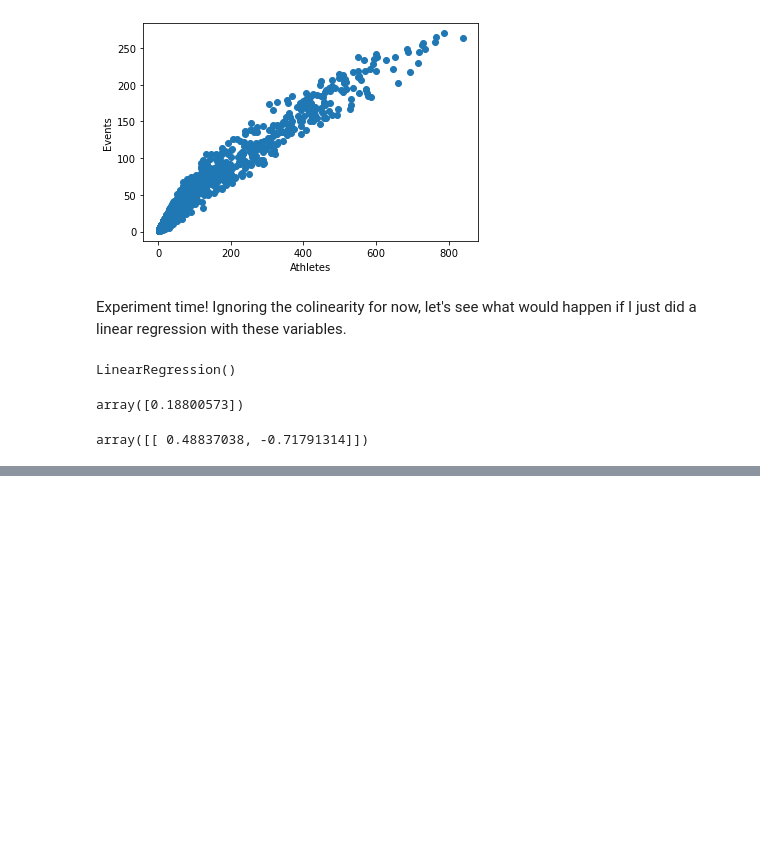
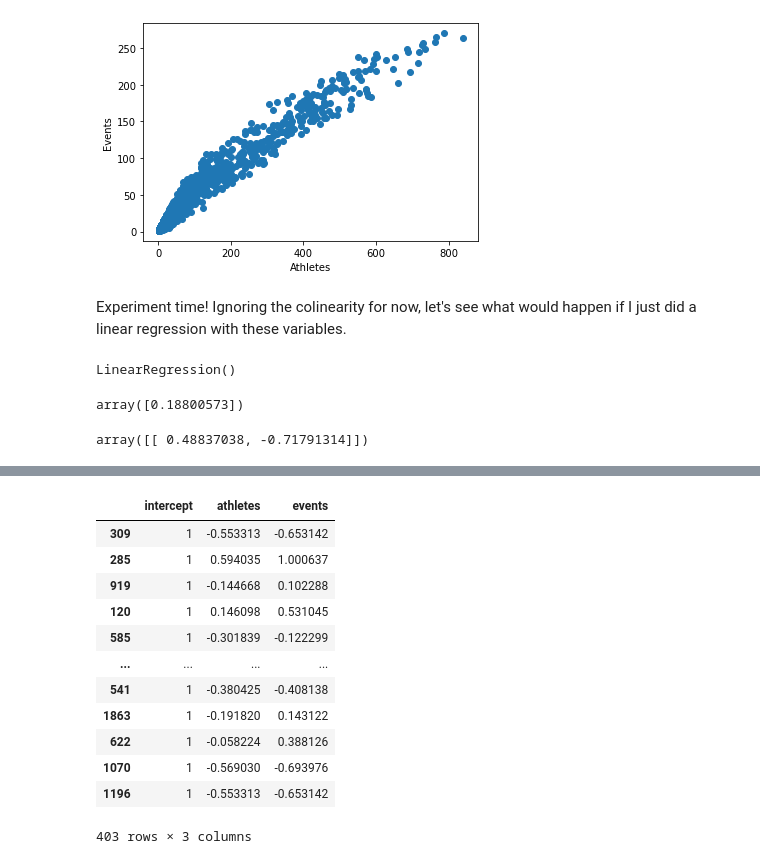
Before and after one commit to kwolf3/Experiments, a Jupyter notebook: Ridge Regression from Scratch.ipynb, the cells around one changed output, grey strips where cells are left out. Saved outputs shown, nothing was run; the diff lists cells and outputs as text; code cells hidden in the pictures; blank space fills up the shorter version.

```diff
--- a/Ridge Regression from Scratch.ipynb
+++ b/Ridge Regression from Scratch.ipynb
@@ -63,0 +82,5 @@ As can be seen above, the coefficient for athletes (b<sub>1</sub>) is about 0.48
+# %%
+# creating the train and test set
+# test set is 20% of the entire dataset
+# random_state is setting the random seed
+train, test = train_test_split(teams, test_size = 0.2, random_state = 1)
@@ -63,0 +227,22 @@ As can be seen above, the coefficient for athletes (b<sub>1</sub>) is about 0.48
+# %%
+# Apply to test data
+# scale the data. Use mean and std from training set since you won't usually know the data you'll be using to make predictions on when you're doing the training - According to DattQuest video on ridge regression
+test_X = test[predictors]
+test_X = (test_X - x_mean) / x_std
+test_X['intercept'] = 1
+test_X = test_X[['intercept'] + predictors]
+test_X
+# %% [output]
+|  | intercept | athletes | events |
+| 309 | 1 | -0.553313 | -0.653142 |
+| 285 | 1 | 0.594035 | 1.000637 |
+| 919 | 1 | -0.144668 | 0.102288 |
+| 120 | 1 | 0.146098 | 0.531045 |
+| 585 | 1 | -0.301839 | -0.122299 |
+| ... | ... | ... | ... |
+| 541 | 1 | -0.380425 | -0.408138 |
+| 1863 | 1 | -0.191820 | 0.143122 |
+| 622 | 1 | -0.058224 | 0.388126 |
+| 1070 | 1 | -0.569030 | -0.693976 |
+| 1196 | 1 | -0.553313 | -0.653142 |
+403 rows × 3 columns
```
Also changed, not shown: parts of 23 cells of this notebook.
